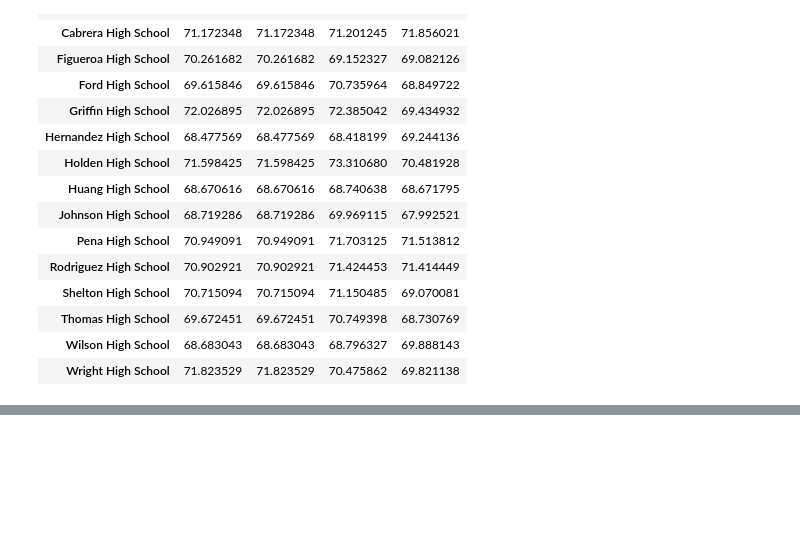
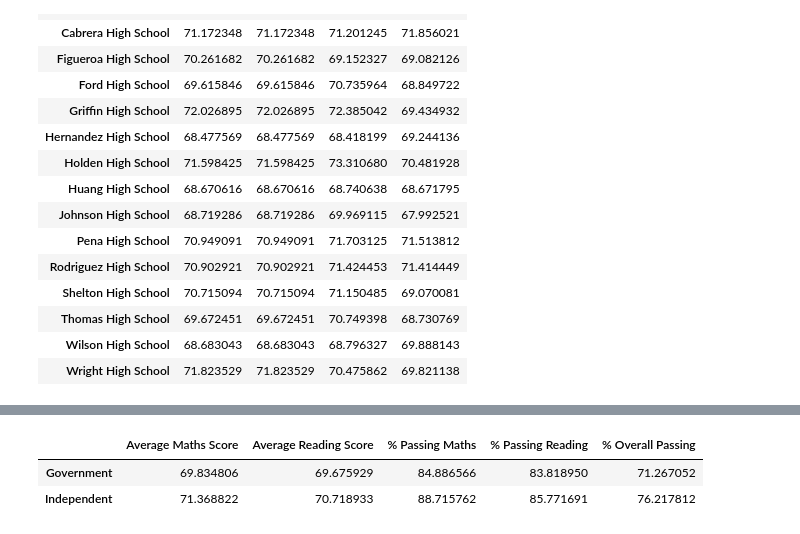
Before and after one commit to al0000001/pandas-challenge, a Jupyter notebook: PyCitySchools/PyCitySchools_starter_solutions.ipynb, the cells around one changed output, grey strips where cells are left out. Saved outputs shown, nothing was run; the diff lists cells and outputs as text; code cells hidden in the pictures; blank space fills up the shorter version.

```diff
--- a/PyCitySchools/PyCitySchools_starter_solutions.ipynb
+++ b/PyCitySchools/PyCitySchools_starter_solutions.ipynb
@@ -210,0 +276,36 @@ reading_summary
+# %%
+#Scores by School Type
+
+group_school_type=school_summary_df.groupby("School Type")
+group_school_type.head(100)
+
+
+
+group_math_mean1=group_school_type["Average maths score"].mean()
+group_read_mean1=group_school_type["Average reading score"].mean()
+
+gourp_school_type_number_passing_math=(school_data_complete[school_data_complete["maths_score"]>=50]).groupby("type")["Student ID"].count()
+gourp_school_type_number_passing_reading=(school_data_complete[school_data_complete["reading_score"]>=50]).groupby("type")["Student ID"].count()
+gourp_school_type_number_passing_overall=school_data_complete[(school_data_complete["maths_score"]>=50) & (school_data_complete["reading_score"]>=50)].groupby("type")["Student ID"].count()
+
+gourp_school_type_percentage_passing_Maths=gourp_school_type_number_passing_math/school_data_complete.groupby("type")["Student ID"].count()*100
+gourp_school_type_percentage_passing_Reading=gourp_school_type_number_passing_reading/school_data_complete.groupby("type")["Student ID"].count()*100
+gourp_school_type_percentage_passing_overall=gourp_school_type_number_passing_overall/school_data_complete.groupby("type")["Student ID"].count()*100
+
+
+school_type_summary = pd.DataFrame({"Average Maths Score":group_math_mean1,
+                                    "Average Reading Score":group_read_mean1,
+
+                                    "% Passing Maths": gourp_school_type_percentage_passing_Maths,
+                                    "% Passing Reading": gourp_school_type_percentage_passing_Reading,
+                                    "% Overall Passing": gourp_school_type_percentage_passing_overall,
+
+                            })
+
+
+
+school_type_summary
+# %% [output]
+|  | Average Maths Score | Average Reading Score | % Passing Maths | % Passing Reading | % Overall Passing |
+| Government | 69.834806 | 69.675929 | 84.886566 | 83.818950 | 71.267052 |
+| Independent | 71.368822 | 70.718933 | 88.715762 | 85.771691 | 76.217812 |
```
Also changed, not shown: parts of 4 cells of this notebook, 1 other file.
